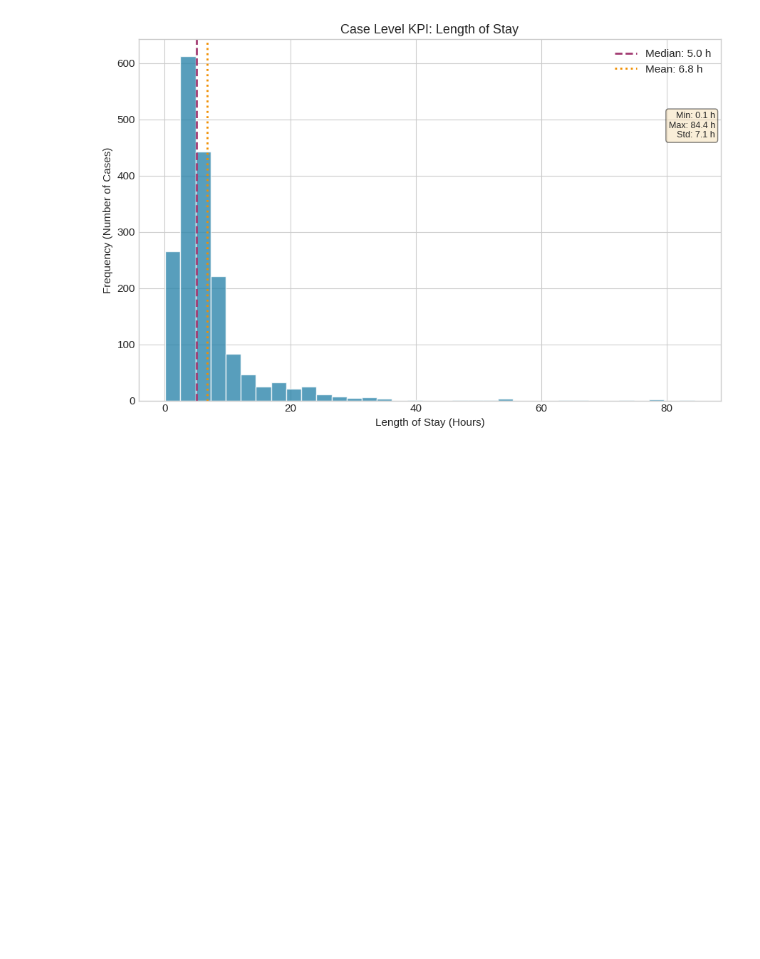
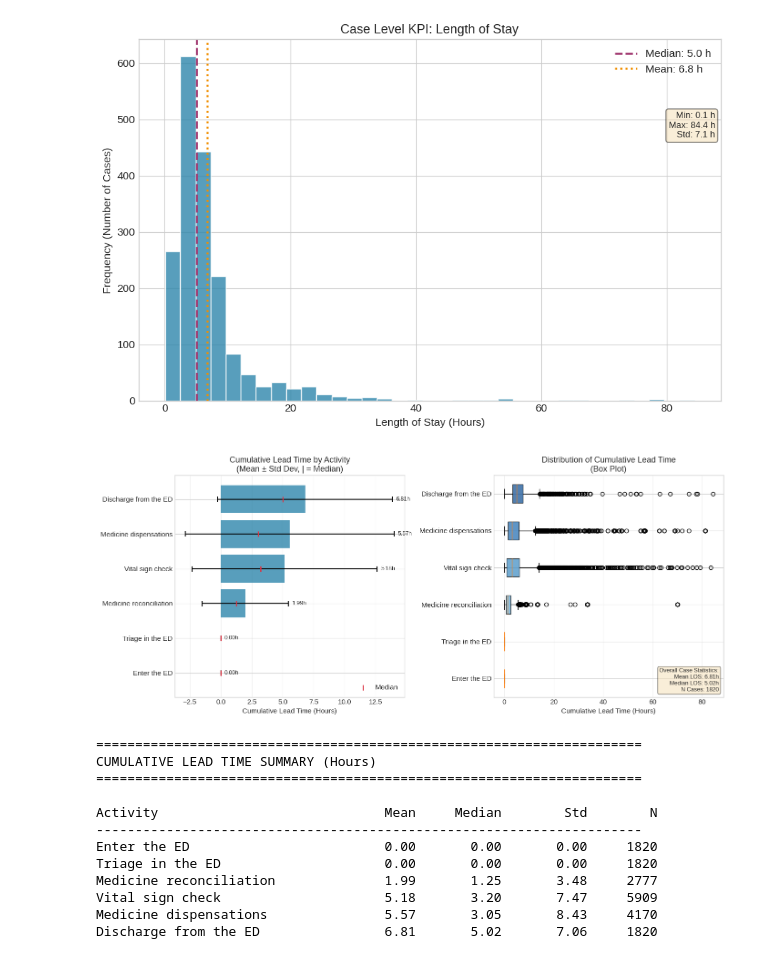
Before and after one commit to Farzad-RK/ERDepartmentProcessMining, a Jupyter notebook: main.ipynb, the cells around one changed output. Cells and saved outputs as stored; diff of their text form; code cells hidden in the pictures; blank space fills up the shorter version.

```diff
--- a/main.ipynb
+++ b/main.ipynb
@@ -194,4 +261,18 @@ plot_case_los_distribution(complete_log)
 [figure]
 # %%
 from kpi_calculation import plot_cumulative_lead_time
-plot_cumulative_lead_time(complete_log)
+plot_cumulative_lead_time(aggregated_log)
+# %% [output]
+[figure, added]
+======================================================================
+CUMULATIVE LEAD TIME SUMMARY (Hours)
+======================================================================
+
+Activity                             Mean     Median        Std        N
+----------------------------------------------------------------------
+Enter the ED                         0.00       0.00       0.00     1820
+Triage in the ED                     0.00       0.00       0.00     1820
+Medicine reconciliation              1.99       1.25       3.48     2777
+Vital sign check                     5.18       3.20       7.47     5909
+Medicine dispensations               5.57       3.05       8.43     4170
+Discharge from the ED                6.81       5.02       7.06     1820
```
Also changed, not shown: parts of 20 cells of this notebook.
